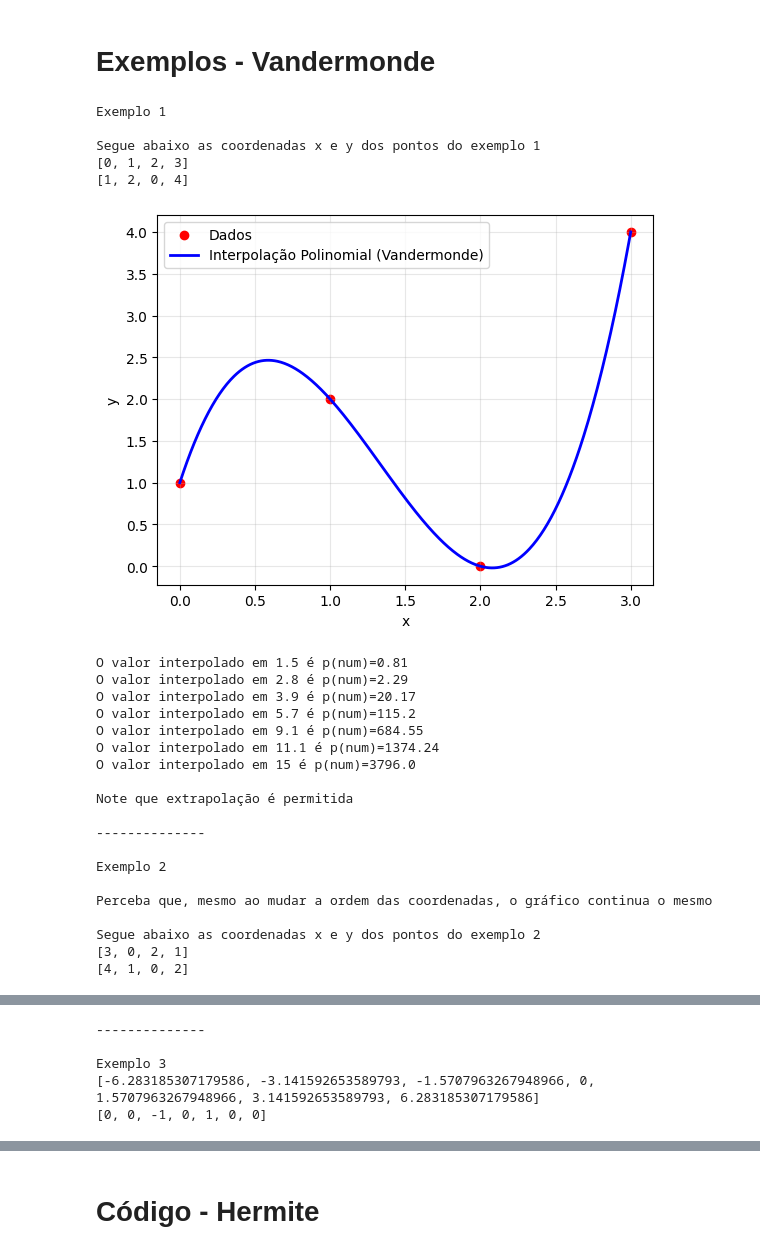
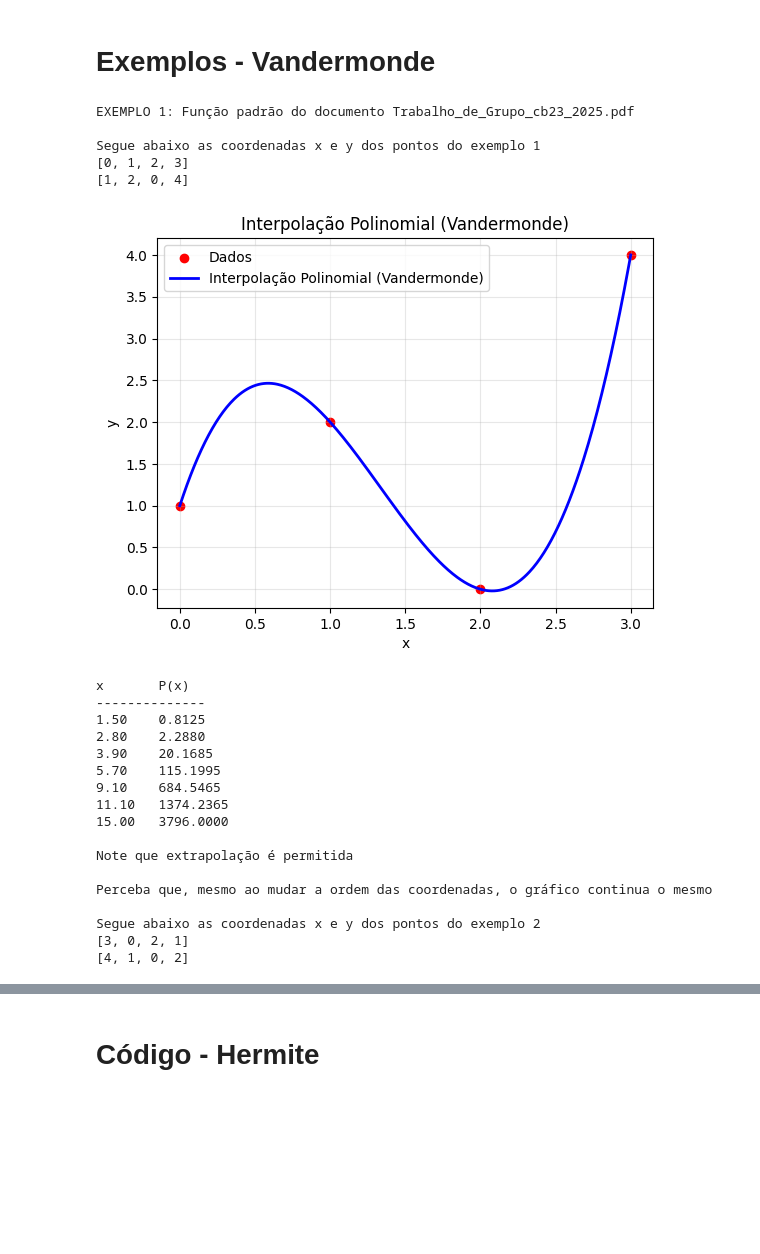
Before and after one commit to vrsmic/CB2325NumericaG1, a Jupyter notebook: src/CB2325NumericaG1/interpolacao/interpolacao.ipynb, the cells around one changed output, grey strips where cells are left out. Cells and saved outputs as stored; diff of their text form; code cells hidden in the pictures; blank space fills up the shorter version.

```diff
--- a/src/CB2325NumericaG1/interpolacao/interpolacao.ipynb
+++ b/src/CB2325NumericaG1/interpolacao/interpolacao.ipynb
@@ -281,6 +281,7 @@ def _plotar(x: list,
     Returns:
         None
     """
+    # Conversão para numpy.array
     x_points = np.linspace(x[0], x[-1], 500)
     y_points = np.array([f(xp) for xp in x_points])
 
@@ -288,17 +289,20 @@ def _plotar(x: list,
         _, (ax, ax_err) = plt.subplots(
             2, 1,
             figsize=(10, 10),
-            gridspec_kw={'height_ratios': [2, 1]},
             sharex=True # Compartilha o eixo x
         )
 
-        y_ideal = np.array([f_ideal(xp) for xp in x_points])
+        y_ideal = np.array([f_ideal(xp) for xp in x_points]) # Pontos da função ideal
+
+        # Calcuando erros médio e máximo
         intv = [x[0], x[-1]]
         erroMedio, erroMax = _error_pol(f, f_ideal, intv, n= 1000)
         ax.set_title(titulo+f' - Erro Médio = {erroMedio:2.4f} - Erro Máximo = {erroMax:2.4f}')
+
+        # Plotando a função ideal
         ax.plot(x_points, y_ideal, color = 'k', label = 'Função ideal')
 
-        # Cálculo e plotagem do erro absoluto no gráfico inferior (ax_err)
+        # Calculando e plotando o erro absoluto em gráfico anexo ao original
         erro_absoluto = np.abs(y_ideal - y_points)
         ax_err.plot(x_points, erro_absoluto, 'r-', label='Erro Absoluto |Real - Interp.|')
         ax_err.set_xlabel('x')
@@ -307,7 +311,9 @@ def _plotar(x: list,
         ax_err.grid(True, alpha=0.3)
         ax_err.legend()
     else:
+        # Criando área de plotagem normal, sem gráfico de erro anexo
         _, ax = plt.subplots()
+        ax.set_title(titulo)
 
     ax.scatter(x, y, color = 'red', label = 'Dados')
     ax.plot(x_points, y_points, 'b-', linewidth=2, label = 'Interpolação Polinomial (Vandermonde)')
@@ -380,64 +386,51 @@ def vandermond_interp(x: list,
 # %% [markdown]
 # Exemplos - Vandermonde
 # %%
-print('Exemplo 1')
+print('EXEMPLO 1: Função padrão do documento Trabalho_de_Grupo_cb23_2025.pdf')
 
 x = [0, 1, 2, 3]
 y = [1, 2, 0, 4]
 print('\nSegue abaixo as coordenadas x e y dos pontos do exemplo 1')
 print(x)
 print(y)
 
 p = vandermond_interp(x, y, plot= True)
 
 teste = [1.5, 2.8, 3.9, 5.7, 9.1, 11.1, 15]
-if p:
-    for num in teste:
-        print(f'O valor interpolado em {num} é p(num)={round(p(num),2)}')
+
+print("x\tP(x)")
+print("-" * 14)
+for num in teste:
+    print(f"{num:.2f}\t{p(num):.4f}")
 
 print('\nNote que extrapolação é permitida')
 
-print('\n--------------\n')
-print('Exemplo 2')
 print('\nPerceba que, mesmo ao mudar a ordem das coordenadas, o gráfico continua o mesmo')
 x1 = [3, 0, 2, 1]
 y1 = [4, 1, 0, 2]
 print('\nSegue abaixo as coordenadas x e y dos pontos do exemplo 2')
 print(x1)
 print(y1)
 
 f = vandermond_interp(x1, y1, plot = True)
-
-print('\n--------------\n')
-print('Exemplo 3')
-
-f_ideal = lambda x : np.sin(x)
-x2 = [-2*np.pi, -np.pi, -np.pi/2, 0, np.pi/2, np.pi, 2*np.pi]
-y2 = [0, 0, -1, 0, 1, 0, 0]
-print(x2)
-print(y2)
-
-g = vandermond_interp(x2, y2, plot = True, f_ideal=f_ideal)
 # %% [output]
-Exemplo 1
+EXEMPLO 1: Função padrão do documento Trabalho_de_Grupo_cb23_2025.pdf
 
 Segue abaixo as coordenadas x e y dos pontos do exemplo 1
 [0, 1, 2, 3]
 [1, 2, 0, 4]
-[figure, old version]
+[figure, new version]
-O valor interpolado em 1.5 é p(num)=0.81
-O valor interpolado em 2.8 é p(num)=2.29
-O valor interpolado em 3.9 é p(num)=20.17
-O valor interpolado em 5.7 é p(num)=115.2
-O valor interpolado em 9.1 é p(num)=684.55
-O valor interpolado em 11.1 é p(num)=1374.24
-O valor interpolado em 15 é p(num)=3796.0
+x       P(x)
+--------------
+1.50    0.8125
+2.80    2.2880
+3.90    20.1685
+5.70    115.1995
+9.10    684.5465
+11.10   1374.2365
+15.00   3796.0000
 
 Note que extrapolação é permitida
-
---------------
-
-Exemplo 2
 
 Perceba que, mesmo ao mudar a ordem das coordenadas, o gráfico continua o mesmo
 
@@ -448,5 +440,0 @@ Segue abaixo as coordenadas x e y dos pontos do exemplo 2
---------------
-
-Exemplo 3
-[-6.283185307179586, -3.141592653589793, -1.5707963267948966, 0, 1.5707963267948966, 3.141592653589793, 6.283185307179586]
-[0, 0, -1, 0, 1, 0, 0]
```
Also changed, not shown: parts of 5 cells of this notebook, 1 other file.
